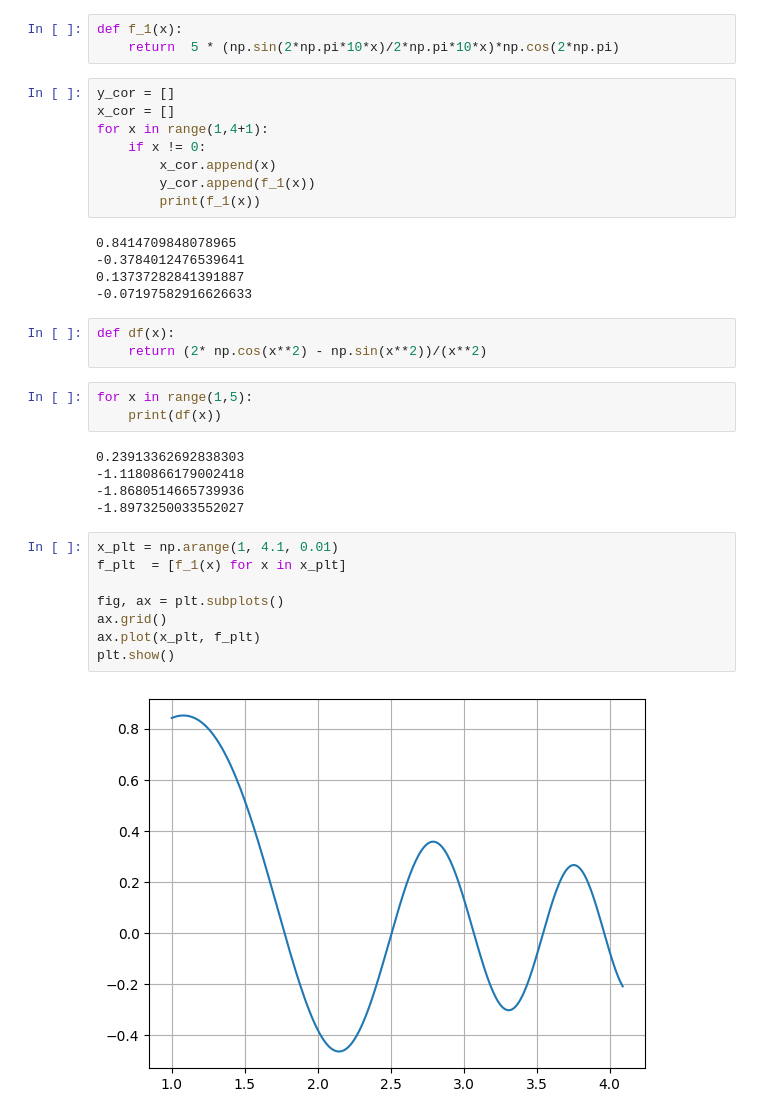
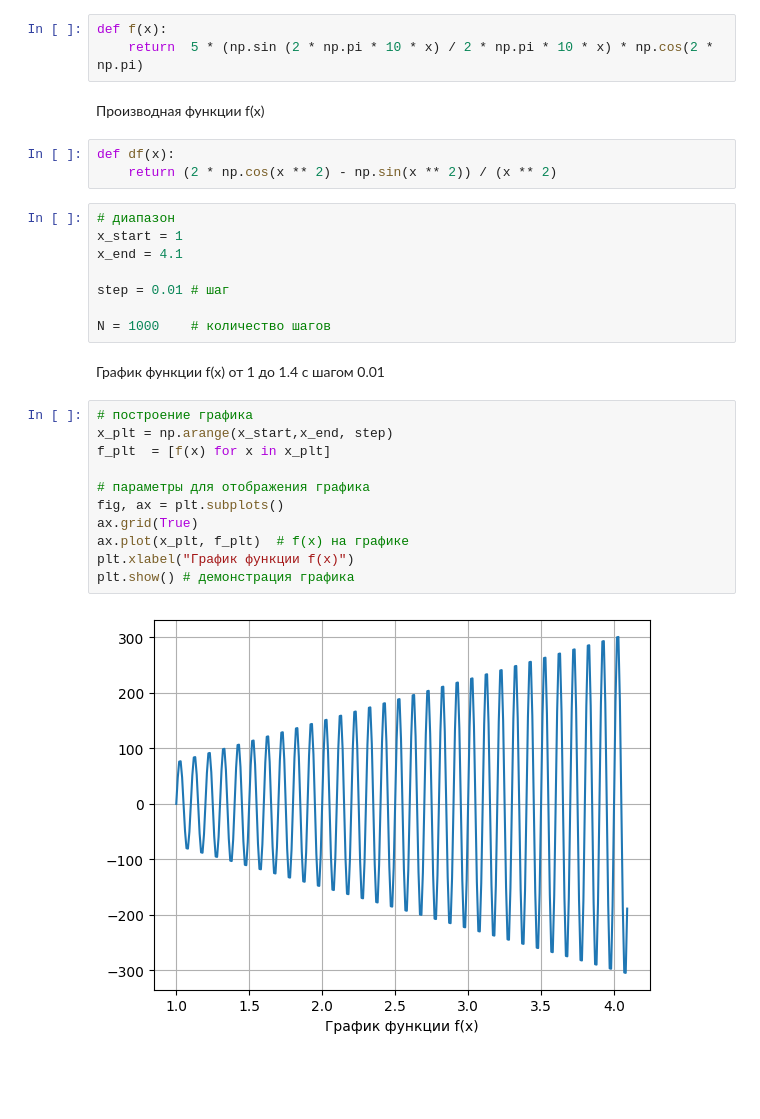
Before and after one commit to Torfiks/math_model_lab, a Jupyter notebook: gradient_descent.ipynb, the cells around one changed output. Cells and saved outputs as stored; diff of their text form; blank space fills up the shorter version.

```diff
--- a/gradient_descent.ipynb
+++ b/gradient_descent.ipynb
@@ -24,37 +13,31 @@ import numpy as np
 # %%
-def f_1(x):
-    return  5 * (np.sin(2*np.pi*10*x)/2*np.pi*10*x)*np.cos(2*np.pi)
+def f(x):
+    return  5 * (np.sin (2 * np.pi * 10 * x) / 2 * np.pi * 10 * x) * np.cos(2 * np.pi)
-# %%
-y_cor = []
-x_cor = []
-for x in range(1,4+1):
-    if x != 0:
-        x_cor.append(x)
-        y_cor.append(f_1(x))
-        print(f_1(x))
-# %% [output]
-0.8414709848078965
--0.3784012476539641
-0.13737282841391887
--0.07197582916626633
+# %% [markdown]
+Производная функции f(x)
 # %%
 def df(x):
-    return (2* np.cos(x**2) - np.sin(x**2))/(x**2)
+    return (2 * np.cos(x ** 2) - np.sin(x ** 2)) / (x ** 2)
-# %%
-for x in range(1,5):
-    print(df(x))
-# %% [output]
-0.23913362692838303
--1.1180866179002418
--1.8680514665739936
--1.8973250033552027
+# %%
+# диапазон
+x_start = 1
+x_end = 4.1
+
+step = 0.01 # шаг
+
+N = 1000    # количество шагов
+# %% [markdown]
+График функции f(x) от 1 до 1.4 с шагом 0.01
 # %%
-x_plt = np.arange(1, 4.1, 0.01)
-f_plt  = [f_1(x) for x in x_plt]
+# построение графика
+x_plt = np.arange(x_start,x_end, step)
+f_plt  = [f(x) for x in x_plt]
 
+# параметры для отображения графика
 fig, ax = plt.subplots()
-ax.grid()
-ax.plot(x_plt, f_plt)
-plt.show()
+ax.grid(True)
+ax.plot(x_plt, f_plt)  # f(x) на графике
+plt.xlabel("График функции f(x)")
+plt.show() # демонстрация графика
 # %% [output]
-[figure, old version]
+[figure, new version]
```
Also changed, not shown: parts of 20 cells of this notebook, 3 other files.
